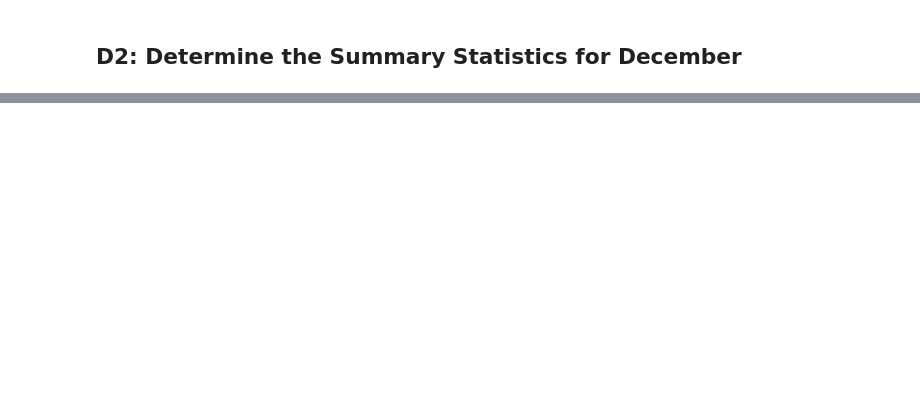
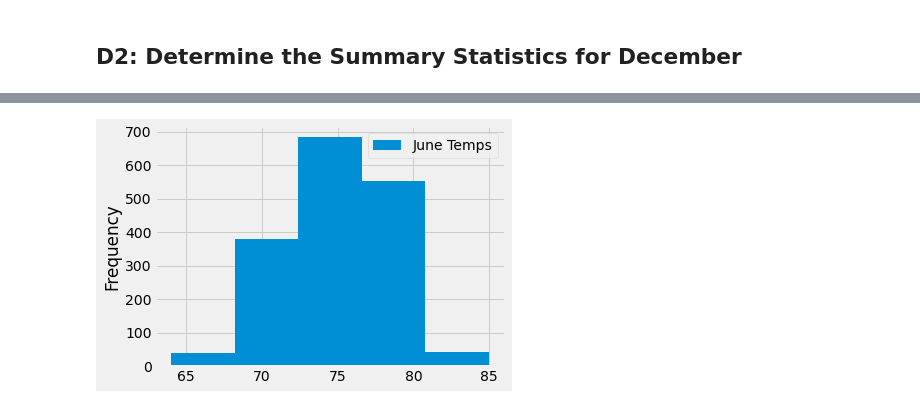
Before and after one commit to Cthompsonlbi/Surfs-Up, a Jupyter notebook: SurfsUp_Challenge.ipynb, the cells around one changed output, grey strips where cells are left out. Cells and saved outputs as stored; diff of their text form; code cells hidden in the pictures; blank space fills up the shorter version.

```diff
--- a/SurfsUp_Challenge.ipynb
+++ b/SurfsUp_Challenge.ipynb
@@ -8,6 +8,11 @@ import sqlalchemy
 from sqlalchemy.ext.automap import automap_base
 from sqlalchemy.orm import Session
 from sqlalchemy import create_engine, func
+
+%matplotlib inline
+from matplotlib import style
+style.use('fivethirtyeight')
+import matplotlib.pyplot as plt
 # %%
 engine = create_engine("sqlite:///hawaii.sqlite")
 
@@ -68,0 +92,6 @@ df.describe()
+# %%
+june_temps_df = pd.DataFrame(june_results, columns=['date','June Temps'])
+june_temps_df.plot.hist(bins =5)
+plt.tight_layout()
+# %% [output]
+[figure, added]
```
Also changed, not shown: parts of 9 cells of this notebook, 1 other file.
